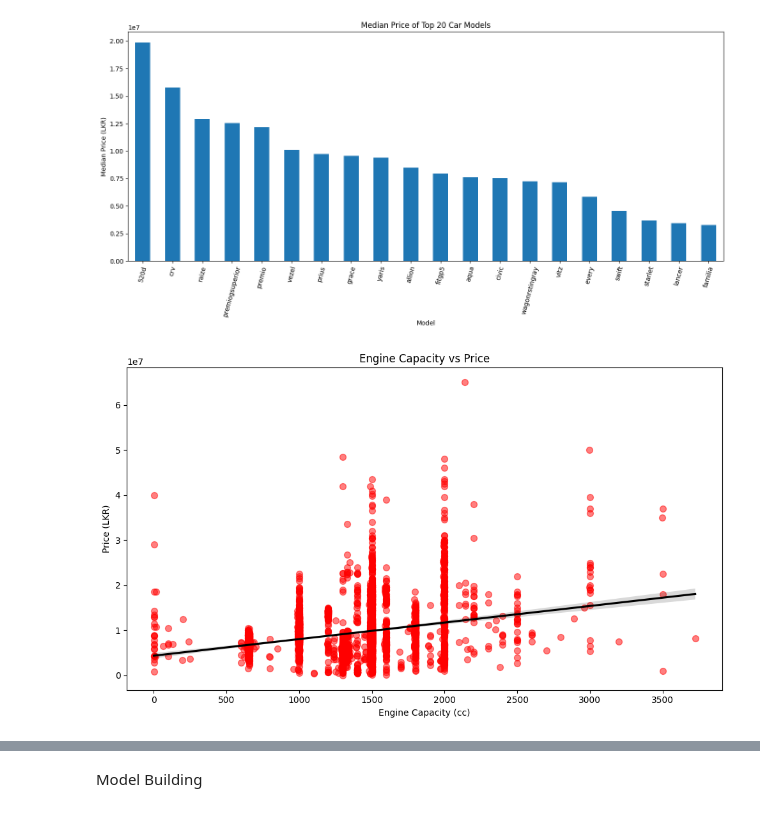
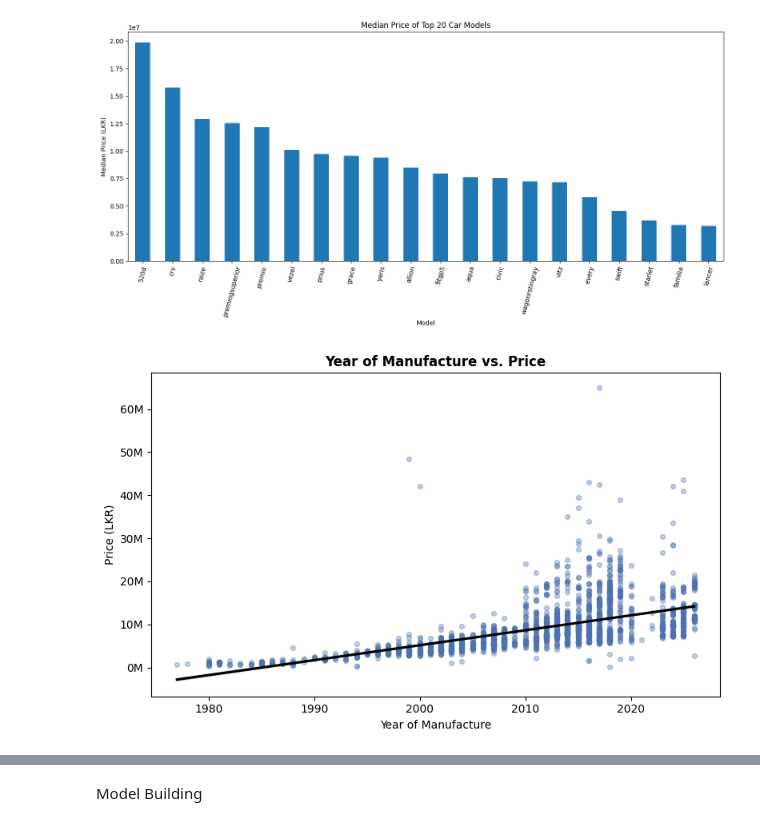
Before and after one commit to savindu777/Sri-Lanka-Car-Market-Anlaysis-2026, a Jupyter notebook: Main.ipynb, the cells around one changed output, grey strips where cells are left out. Cells and saved outputs as stored; diff of their text form; code cells hidden in the pictures.

```diff
--- a/Main.ipynb
+++ b/Main.ipynb
@@ -115,3 +41,0 @@ np.int64(6)
-# %%
-df.dropna(subset=['Mileage_numeric'], inplace=True)
-df['Mileage_numeric'].isna().sum()
@@ -124,3 +41,0 @@ np.int64(156)
-# %%
-df.dropna(subset=['Number of Cylinders'], inplace=True)
-df['Number of Cylinders'].isna().sum()
@@ -141,3 +41,0 @@ np.int64(0)
-# %%
-df.dropna(subset=['Engine (cc)'], inplace=True)
-df['Engine (cc)'].isna().sum()
@@ -145,0 +102,3 @@ np.int64(0)
+# %%
+CURRENT_YEAR = 2026
+df["Car_Age"] = CURRENT_YEAR - df["YOM"]
@@ -494,24 +431,15 @@ plt.show()
 # %% [output]
 [figure]
 # %%
-plt.figure(figsize=(10, 6))
-
-sns.regplot(
-    data=df,
-    x='Engine (cc)',
-    y='Price_numeric',
-    scatter_kws={'alpha': 0.5,'s':50,'color': 'red'},
-    line_kws={'color': 'black'}
-
-)
-
-plt.title('Engine Capacity vs Price')
-plt.xlabel('Engine Capacity (cc)')
-plt.ylabel('Price (LKR)')
-plt.tight_layout()
-plt.show()
+plt.figure(figsize=(8,5))
+sns.regplot(data=df.sample(min(2500,len(df)), random_state=1), x='YOM', y='Price_numeric',
+            scatter_kws={'alpha':0.35,'s':18,'color':'#4C72B0'}, line_kws={'color':'black'})
+plt.title("Year of Manufacture vs. Price", fontweight="bold")
+plt.xlabel("Year of Manufacture"); plt.ylabel("Price (LKR)")
+plt.gca().yaxis.set_major_formatter(plt.FuncFormatter(lambda x, p: f'{x/1e6:.0f}M'))
+plt.tight_layout(); plt.savefig('fig/yom_vs_price.png', dpi=150); plt.show()
 # %% [output]
-[figure, old version]
+[figure, new version]
 # %%
 plt.figure(figsize=(10, 6))
 
```
Also changed, not shown: parts of 100 cells of this notebook, 32 other files.
